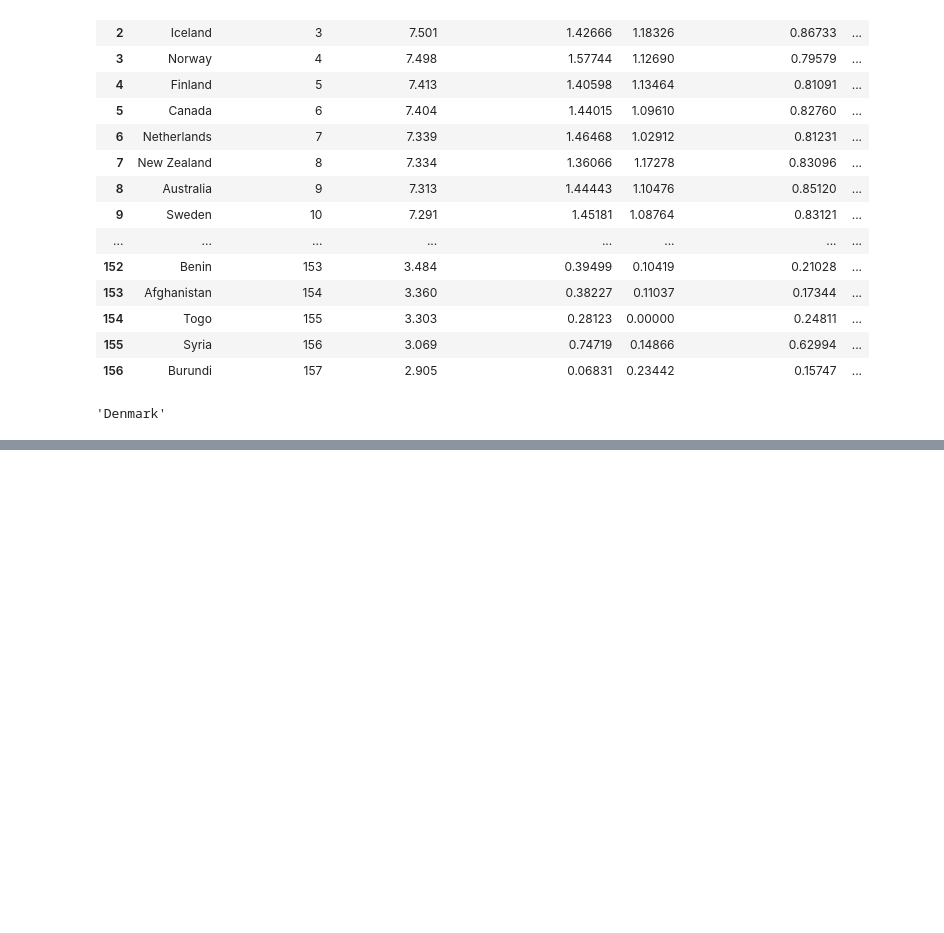
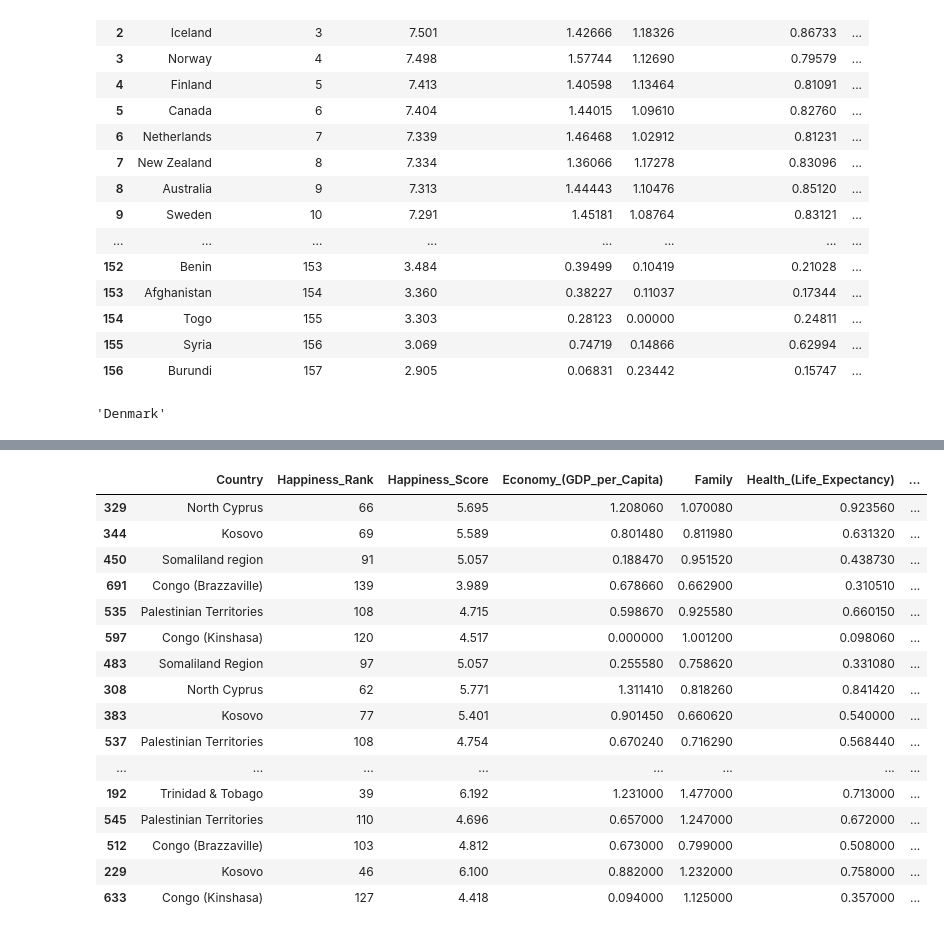
Before and after one commit to UWA-Project-1/The-World-Happiness-Analysis, a Jupyter notebook: source_code.ipynb, the cells around one changed output, grey strips where cells are left out. Drawn from its saved outputs; the diff is of its cells as text; code cells hidden in the pictures; blank space fills up the shorter version.

```diff
--- a/source_code.ipynb
+++ b/source_code.ipynb
@@ -210,3 +210,35 @@ fig.update_layout(
 fig.show()
 # %% [output]
 [interactive output not drawn]
+# %%
+import pycountry_convert as pc
+for index,rows in df_concat.iterrows():
+    count = 0
+    try:
+        country_code = pc.country_name_to_country_alpha2(rows['Country'], cn_name_format="default")
+#         print(country_code)
+        df_concat.loc[index,'region'] = pc.country_alpha2_to_continent_code(country_code)
+
+    except:
+
+        pass
+# %%
+df_concat.loc[df_concat['region'].isnull()]
+# %% [output]
+|  | Country | Happiness_Rank | Happiness_Score | Economy_(GDP_per_Capita) | Family | Health_(Life_Expectancy) | ... |
+| 329 | North Cyprus | 66 | 5.695 | 1.208060 | 1.070080 | 0.923560 | ... |
+| 344 | Kosovo | 69 | 5.589 | 0.801480 | 0.811980 | 0.631320 | ... |
+| 450 | Somaliland region | 91 | 5.057 | 0.188470 | 0.951520 | 0.438730 | ... |
+| 691 | Congo (Brazzaville) | 139 | 3.989 | 0.678660 | 0.662900 | 0.310510 | ... |
+| 535 | Palestinian Territories | 108 | 4.715 | 0.598670 | 0.925580 | 0.660150 | ... |
+| 597 | Congo (Kinshasa) | 120 | 4.517 | 0.000000 | 1.001200 | 0.098060 | ... |
+| 483 | Somaliland Region | 97 | 5.057 | 0.255580 | 0.758620 | 0.331080 | ... |
+| 308 | North Cyprus | 62 | 5.771 | 1.311410 | 0.818260 | 0.841420 | ... |
+| 383 | Kosovo | 77 | 5.401 | 0.901450 | 0.660620 | 0.540000 | ... |
+| 537 | Palestinian Territories | 108 | 4.754 | 0.670240 | 0.716290 | 0.568440 | ... |
+| ... | ... | ... | ... | ... | ... | ... | ... |
+| 192 | Trinidad & Tobago | 39 | 6.192 | 1.231000 | 1.477000 | 0.713000 | ... |
+| 545 | Palestinian Territories | 110 | 4.696 | 0.657000 | 1.247000 | 0.672000 | ... |
+| 512 | Congo (Brazzaville) | 103 | 4.812 | 0.673000 | 0.799000 | 0.508000 | ... |
+| 229 | Kosovo | 46 | 6.100 | 0.882000 | 1.232000 | 0.758000 | ... |
+| 633 | Congo (Kinshasa) | 127 | 4.418 | 0.094000 | 1.125000 | 0.357000 | ... |
```
Also changed, not shown: parts of 3 cells of this notebook.
